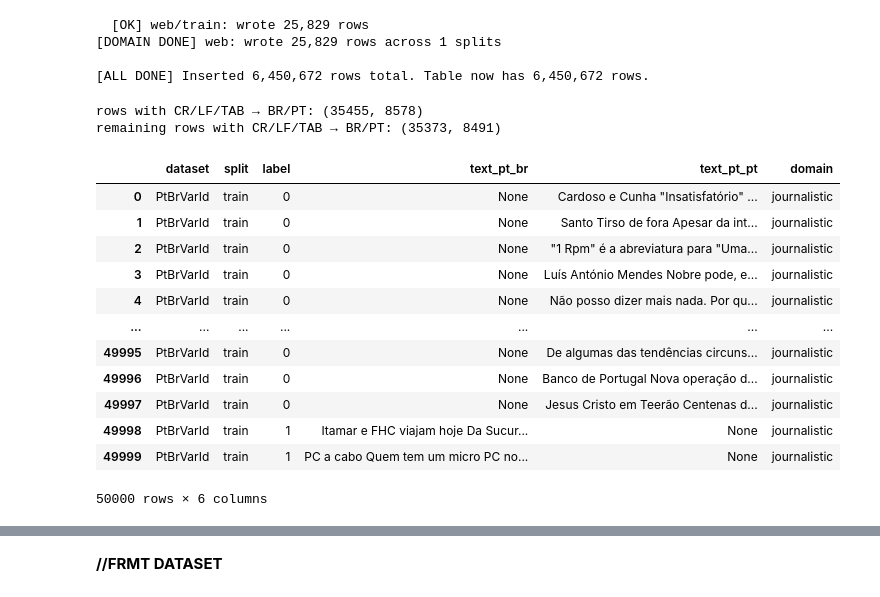
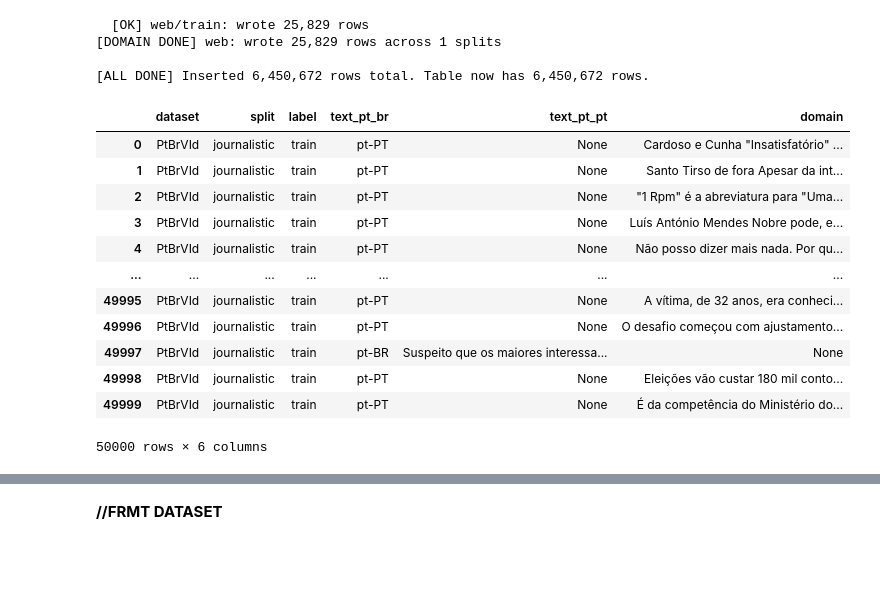
Before and after one commit to laiarodrigo/Thesis, a Jupyter notebook: eda's/06_accessing_PtBrVarId.ipynb, the cells around one changed output, grey strips where cells are left out. Saved outputs shown, nothing was run; the diff lists cells and outputs as text; code cells hidden in the pictures; blank space fills up the shorter version.

```diff
--- a/eda's/06_accessing_PtBrVarId.ipynb
+++ b/eda's/06_accessing_PtBrVarId.ipynb
@@ -911,66 +1000,22 @@ However, if you want to parse some data that happens to look like a URL, then no
 [DOMAIN DONE] web: wrote 25,829 rows across 1 splits
 
 [ALL DONE] Inserted 6,450,672 rows total. Table now has 6,450,672 rows.
-# %%
-import duckdb
-
-DB_PATH = "../data/duckdb/subs.duckdb"
-
-with duckdb.connect(str(DB_PATH)) as con:
-    # See how many rows contain CR/LF/TAB before
-    before = con.execute("""
-      SELECT
-        SUM(CASE WHEN text_pt_br IS NOT NULL AND regexp_matches(text_pt_br, '[\\r\\n\\t]') THEN 1 ELSE 0 END) AS br_hits,
-        SUM(CASE WHEN text_pt_pt IS NOT NULL AND regexp_matches(text_pt_pt, '[\\r\\n\\t]') THEN 1 ELSE 0 END) AS pt_hits
-      FROM ptbrvarid
-    """).fetchone()
-    print("rows with CR/LF/TAB → BR/PT:", before)
-
-    # Normalize: collapse ANY whitespace to a single space and trim ends
-    con.execute("""
-      UPDATE ptbrvarid
-      SET
-        text_pt_br = CASE
-          WHEN text_pt_br IS NULL THEN NULL
-          ELSE TRIM(regexp_replace(text_pt_br, '\\s+', ' '))
-        END,
-        text_pt_pt = CASE
-          WHEN text_pt_pt IS NULL THEN NULL
-          ELSE TRIM(regexp_replace(text_pt_pt, '\\s+', ' '))
-        END
-      WHERE
-        (text_pt_br IS NOT NULL AND regexp_matches(text_pt_br, '[\\r\\n\\t]'))
-        OR
-        (text_pt_pt IS NOT NULL AND regexp_matches(text_pt_pt, '[\\r\\n\\t]'));
-    """)
-
-    con.execute("CHECKPOINT")
-
-    after = con.execute("""
-      SELECT
-        SUM(CASE WHEN text_pt_br IS NOT NULL AND regexp_matches(text_pt_br, '[\\r\\n\\t]') THEN 1 ELSE 0 END),
-        SUM(CASE WHEN text_pt_pt IS NOT NULL AND regexp_matches(text_pt_pt, '[\\r\\n\\t]') THEN 1 ELSE 0 END)
-      FROM ptbrvarid
-    """).fetchone()
-    print("remaining rows with CR/LF/TAB → BR/PT:", after)
-# %% [output]
-rows with CR/LF/TAB → BR/PT: (35455, 8578)
-remaining rows with CR/LF/TAB → BR/PT: (35373, 8491)
 # %%
 con = duckdb.connect('../data/duckdb/subs.duckdb')
-con.execute('SELECT * FROM ptbrvarid LIMIT 50000').df()
+con.execute('SELECT * FROM ptbrvarid WHERE dataset=\'PtBrVId\' LIMIT 50000').df()
+con.execute('SELECT COUNT(*) FROM ptbrvarid WHERE dataset=\'PtBrVId\'').fetchone()
 # %% [output]
 |  | dataset | split | label | text_pt_br | text_pt_pt | domain |
-| 0 | PtBrVarId | train | 0 | None | Cardoso e Cunha "Insatisfatório" ... | journalistic |
-| 1 | PtBrVarId | train | 0 | None | Santo Tirso de fora Apesar da int... | journalistic |
-| 2 | PtBrVarId | train | 0 | None | "1 Rpm" é a abreviatura para "Uma... | journalistic |
-| 3 | PtBrVarId | train | 0 | None | Luís António Mendes Nobre pode, e... | journalistic |
-| 4 | PtBrVarId | train | 0 | None | Não posso dizer mais nada. Por qu... | journalistic |
+| 0 | PtBrVId | journalistic | train | pt-PT | None | Cardoso e Cunha "Insatisfatório" ... |
+| 1 | PtBrVId | journalistic | train | pt-PT | None | Santo Tirso de fora Apesar da int... |
+| 2 | PtBrVId | journalistic | train | pt-PT | None | "1 Rpm" é a abreviatura para "Uma... |
+| 3 | PtBrVId | journalistic | train | pt-PT | None | Luís António Mendes Nobre pode, e... |
+| 4 | PtBrVId | journalistic | train | pt-PT | None | Não posso dizer mais nada. Por qu... |
 | ... | ... | ... | ... | ... | ... | ... |
-| 49995 | PtBrVarId | train | 0 | None | De algumas das tendências circuns... | journalistic |
-| 49996 | PtBrVarId | train | 0 | None | Banco de Portugal Nova operação d... | journalistic |
-| 49997 | PtBrVarId | train | 0 | None | Jesus Cristo em Teerão Centenas d... | journalistic |
-| 49998 | PtBrVarId | train | 1 | Itamar e FHC viajam hoje Da Sucur... | None | journalistic |
-| 49999 | PtBrVarId | train | 1 | PC a cabo Quem tem um micro PC no... | None | journalistic |
+| 49995 | PtBrVId | journalistic | train | pt-PT | None | A vítima, de 32 anos, era conheci... |
+| 49996 | PtBrVId | journalistic | train | pt-PT | None | O desafio começou com ajustamento... |
+| 49997 | PtBrVId | journalistic | train | pt-BR | Suspeito que os maiores interessa... | None |
+| 49998 | PtBrVId | journalistic | train | pt-PT | None | Eleições vão custar 180 mil conto... |
+| 49999 | PtBrVId | journalistic | train | pt-PT | None | É da competência do Ministério do... |
 50000 rows × 6 columns
 # %%
```
Also changed, not shown: parts of 11 cells of this notebook, 10 other files.
